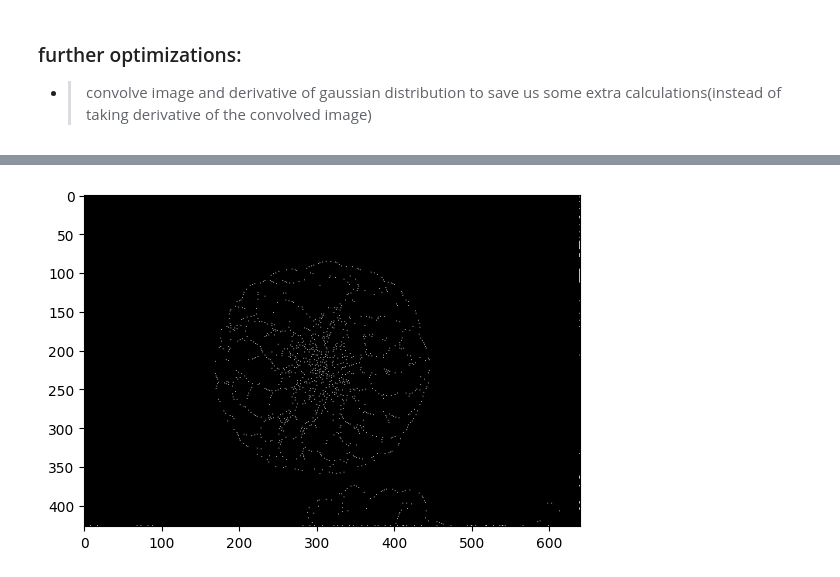
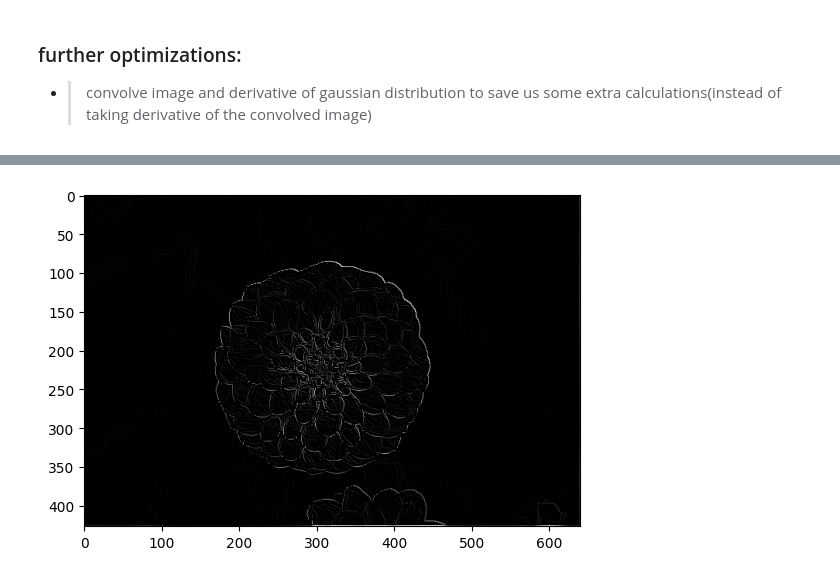
Before and after one commit to York-Citynew/edge_detection, a Jupyter notebook: edge_detection.ipynb, the cells around one changed output, grey strips where cells are left out. Drawn from its saved outputs; the diff is of its cells as text; code cells hidden in the pictures.

```diff
--- a/edge_detection.ipynb
+++ b/edge_detection.ipynb
@@ -73,11 +81,28 @@ plt.show()
-# %%
-edge_map = np.zeros_like(derivative_image)
-potential_edges = np.argwhere(derivative_image_thresholded == 1)
-for (r, c) in potential_edges:
-    if np.all(derivative_image[r-1:r+2,c-1:c+2] <= derivative_image[r,c]):
-        edge_map[r,c] = 1
-
-plt.imshow(edge_map,'gray')
-plt.show()
-# %% [output]
-[figure, removed]
+# %%
+nms = np.copy(g_magnitude)
+rows, cols = g_magnitude.shape
+
+for i in range(1, rows - 1):
+    for j in range(1, cols - 1):
+        angle = g_angle[i,j]
+        q = [0, 0]
+        if (-np.pi/8 <= angle < np.pi/8) or (7*np.pi/8 <= angle):
+            q[0] = g_magnitude[i,j+1]
+            q[1] = g_magnitude[i,j-1]
+        elif (np.pi/8 <= angle < 3*np.pi/8):
+            q[0] = g_magnitude[i+1,j+1]
+            q[1] = g_magnitude[i-1,j-1]
+        elif (3*np.pi/8 <= angle < 5*np.pi/8):
+            q[0] = g_magnitude[i+1,j]
+            q[1] = g_magnitude[i-1,j]
+        else:
+            q[0] = g_magnitude[i-1,j+1]
+            q[1] = g_magnitude[i+1,j-1]
+
+        if g_magnitude[i,j] < max(q[0], q[1]):
+            nms[i,j] = 0
+
+plt.imshow(nms,'gray')
+plt.show()
+# %% [output]
+[figure, added]
```
Also changed, not shown: parts of 3 cells of this notebook, 1 other file.
